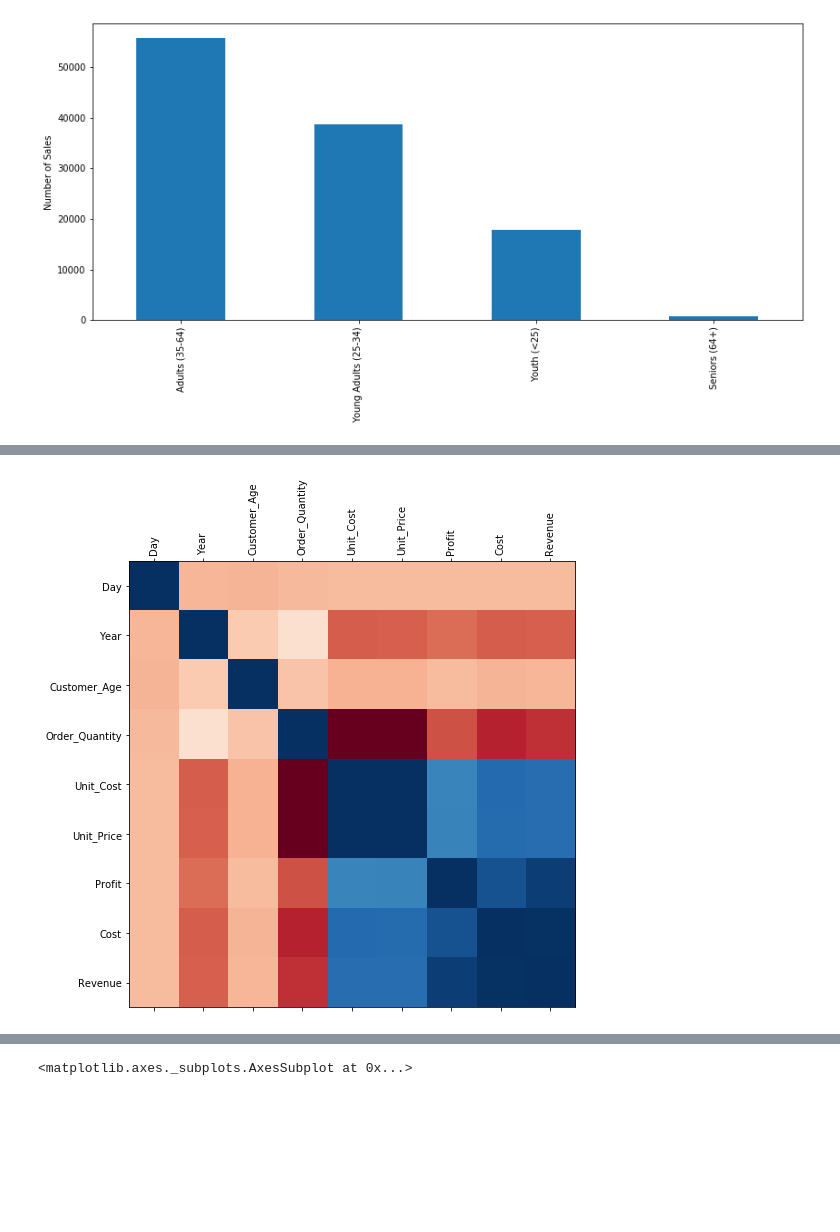
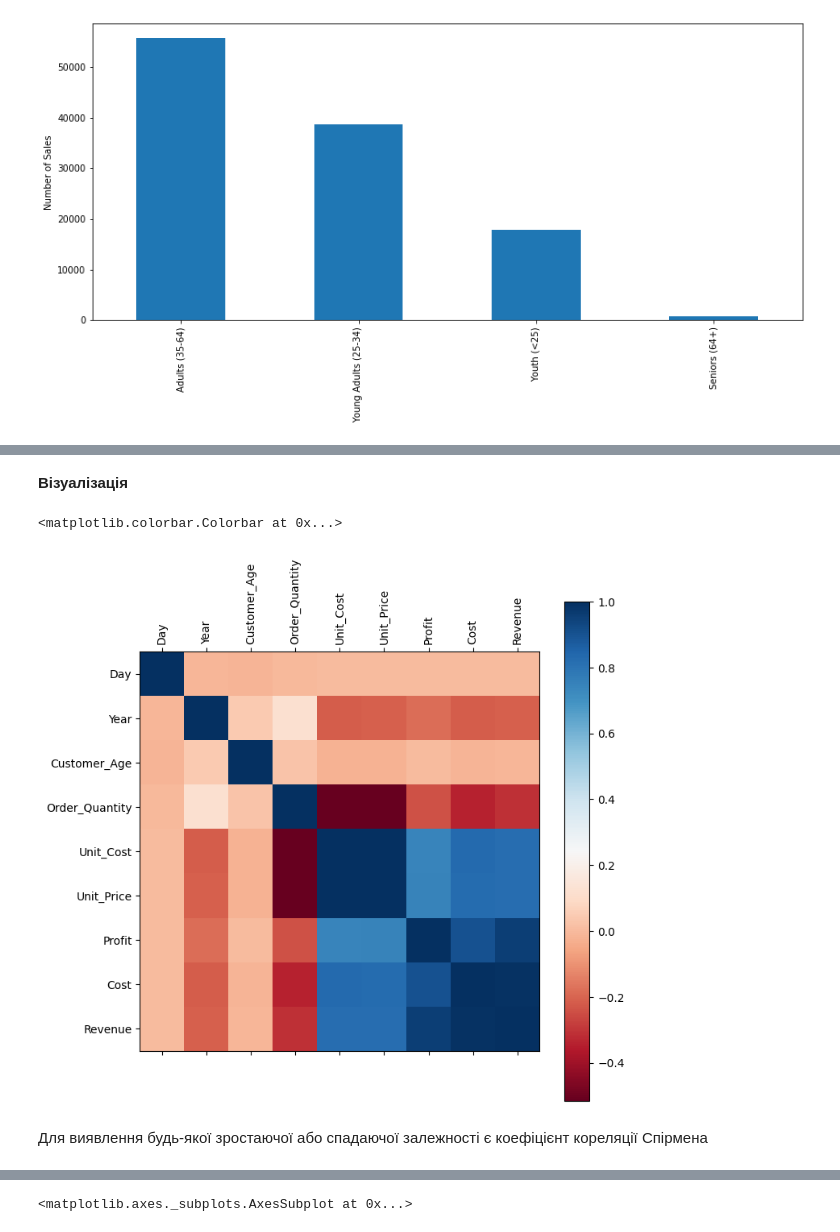
Before and after one commit to HalyshAnton/IT-Step-Pyton-AI, a Jupyter notebook: module2/data_analysis.ipynb, the cells around one changed output, grey strips where cells are left out. Drawn from its saved outputs; the diff is of its cells as text; code cells hidden in the pictures; blank space fills up the shorter version.

```diff
--- a/module2/data_analysis.ipynb
+++ b/module2/data_analysis.ipynb
@@ -27,4 +17,5 @@ import matplotlib.pyplot as plt
 # %%
 sales = pd.read_csv(
-    'data/sales_data.csv',
+    'https://raw.githubusercontent.com/HalyshAnton/IT-Step-Pyton-AI/main/module2/data/bike_sales.csv',
+    index_col = "Unnamed: 0",
     parse_dates=['Date'])
@@ -167,5 +263,5 @@ Can we find any significant relationship?
 # %%
-corr = sales.corr()
+corr = sales.corr(method='pearson')
 
 corr
 # %% [output]
@@ -179,10 +275,17 @@ corr
 | Profit | 0.004623 | -0.181525 | 0.004319 | -0.238863 | 0.741020 | 0.749870 | 1.000000 | 0.902233 | 0.956572 |
 | Cost | 0.003329 | -0.215604 | -0.016013 | -0.340382 | 0.829869 | 0.826301 | 0.902233 | 1.000000 | 0.988758 |
 | Revenue | 0.003853 | -0.208673 | -0.009326 | -0.312895 | 0.817865 | 0.818522 | 0.956572 | 0.988758 | 1.000000 |
+# %% [markdown]
+**Візуалізація**
 # %%
 fig = plt.figure(figsize=(8,8))
 plt.matshow(corr, cmap='RdBu', fignum=fig.number)
-plt.xticks(range(len(corr.columns)), corr.columns, rotation='vertical');
-plt.yticks(range(len(corr.columns)), corr.columns);
+
+plt.xticks(range(len(corr.columns)), corr.columns, rotation='vertical')
+plt.yticks(range(len(corr.columns)), corr.columns)
+plt.colorbar()
 # %% [output]
+<matplotlib.colorbar.Colorbar at 0x...>
-[figure, old version]
+[figure, new version]
+# %% [markdown]
+Для виявлення будь-якої зростаючої або спадаючої залежності є коефіцієнт кореляції Спірмена
```
Also changed, not shown: parts of 80 cells of this notebook.
